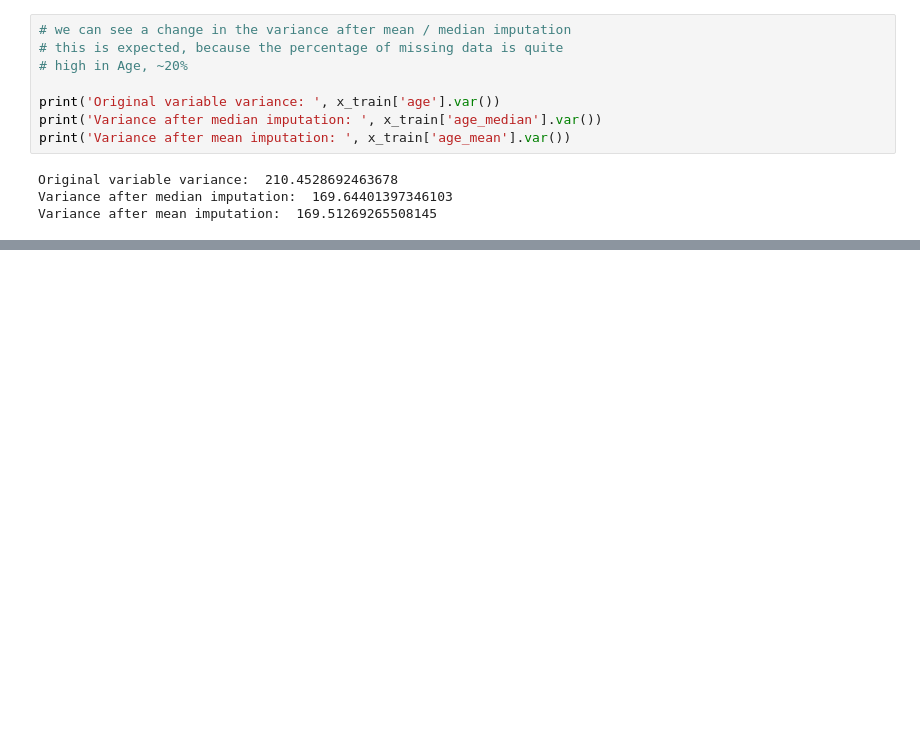
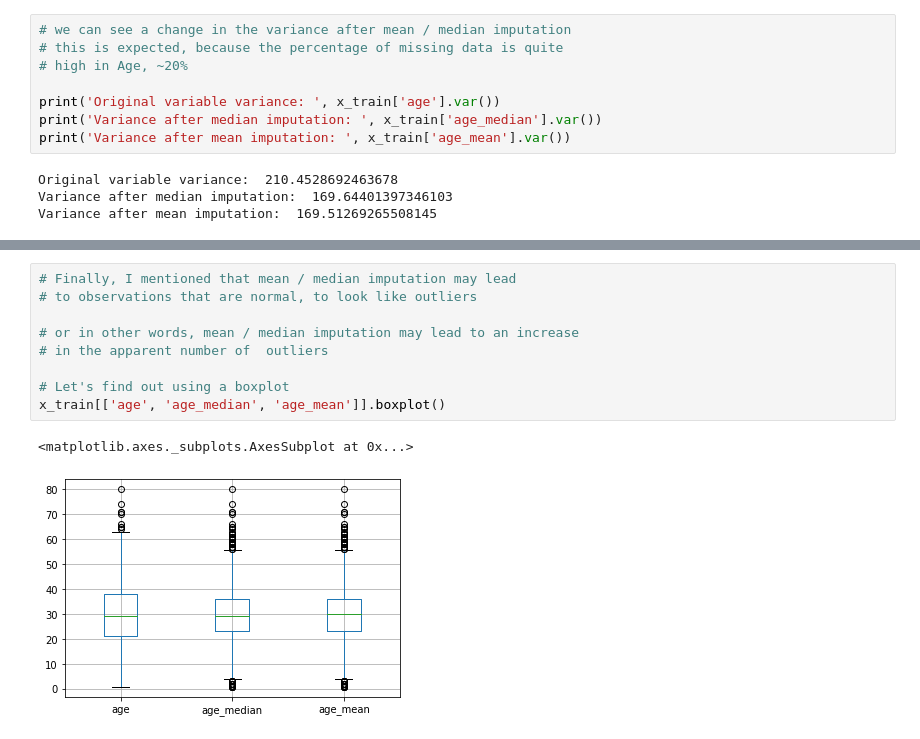
Before and after one commit to KarthikKothareddy/FeatureEngineering, a Jupyter notebook: Missing_Data_Imputation.ipynb, the cells around one changed output, grey strips where cells are left out. Drawn from its saved outputs; the diff is of its cells as text; blank space fills up the shorter version.

```diff
--- a/Missing_Data_Imputation.ipynb
+++ b/Missing_Data_Imputation.ipynb
@@ -322,0 +357,12 @@ Variance after mean imputation:  169.51269265508145
+# %%
+# Finally, I mentioned that mean / median imputation may lead
+# to observations that are normal, to look like outliers
+
+# or in other words, mean / median imputation may lead to an increase
+# in the apparent number of  outliers
+
+# Let's find out using a boxplot
+x_train[['age', 'age_median', 'age_mean']].boxplot()
+# %% [output]
+<matplotlib.axes._subplots.AxesSubplot at 0x...>
+[figure, added]
```
Also changed, not shown: parts of 11 cells of this notebook.
